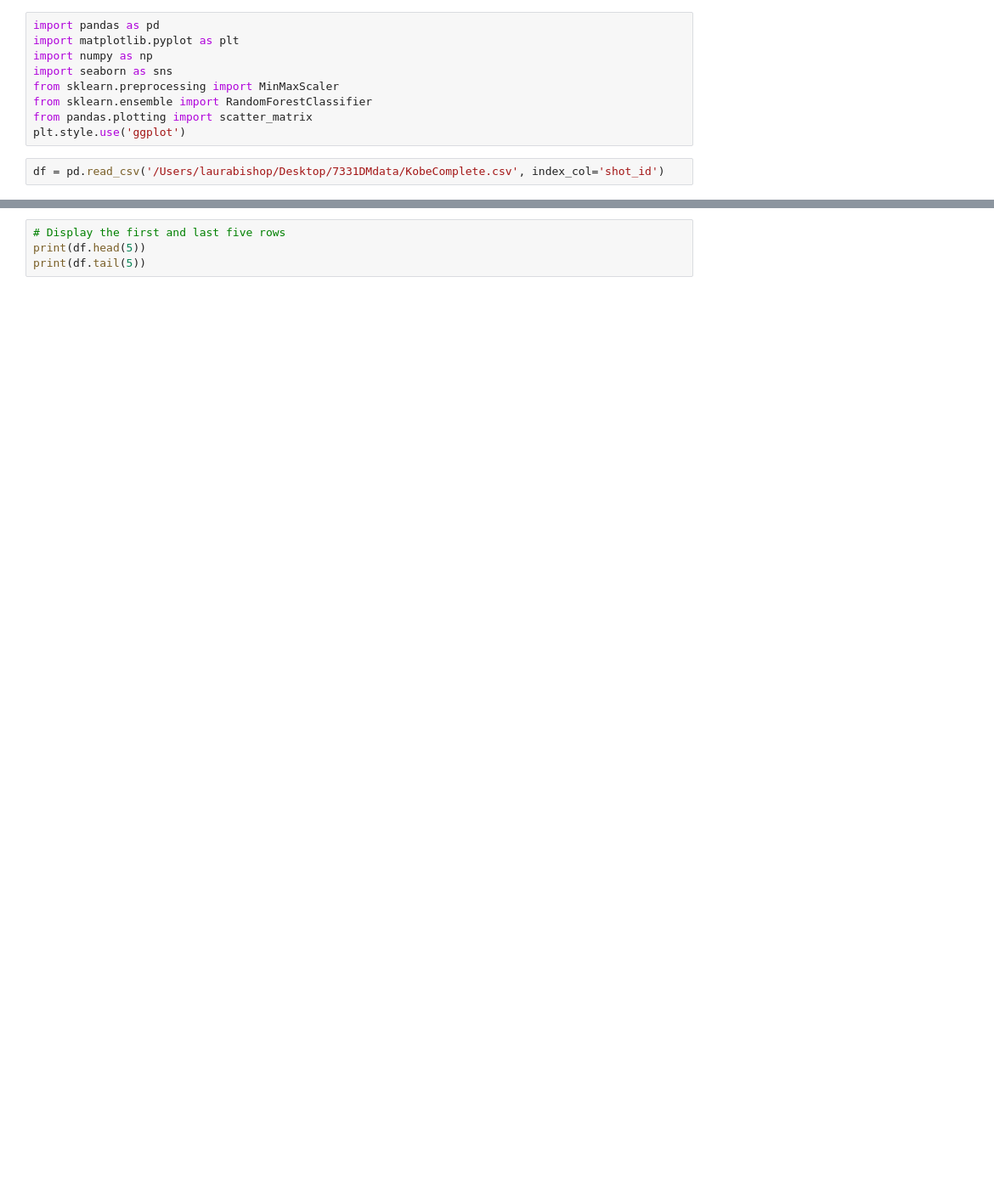
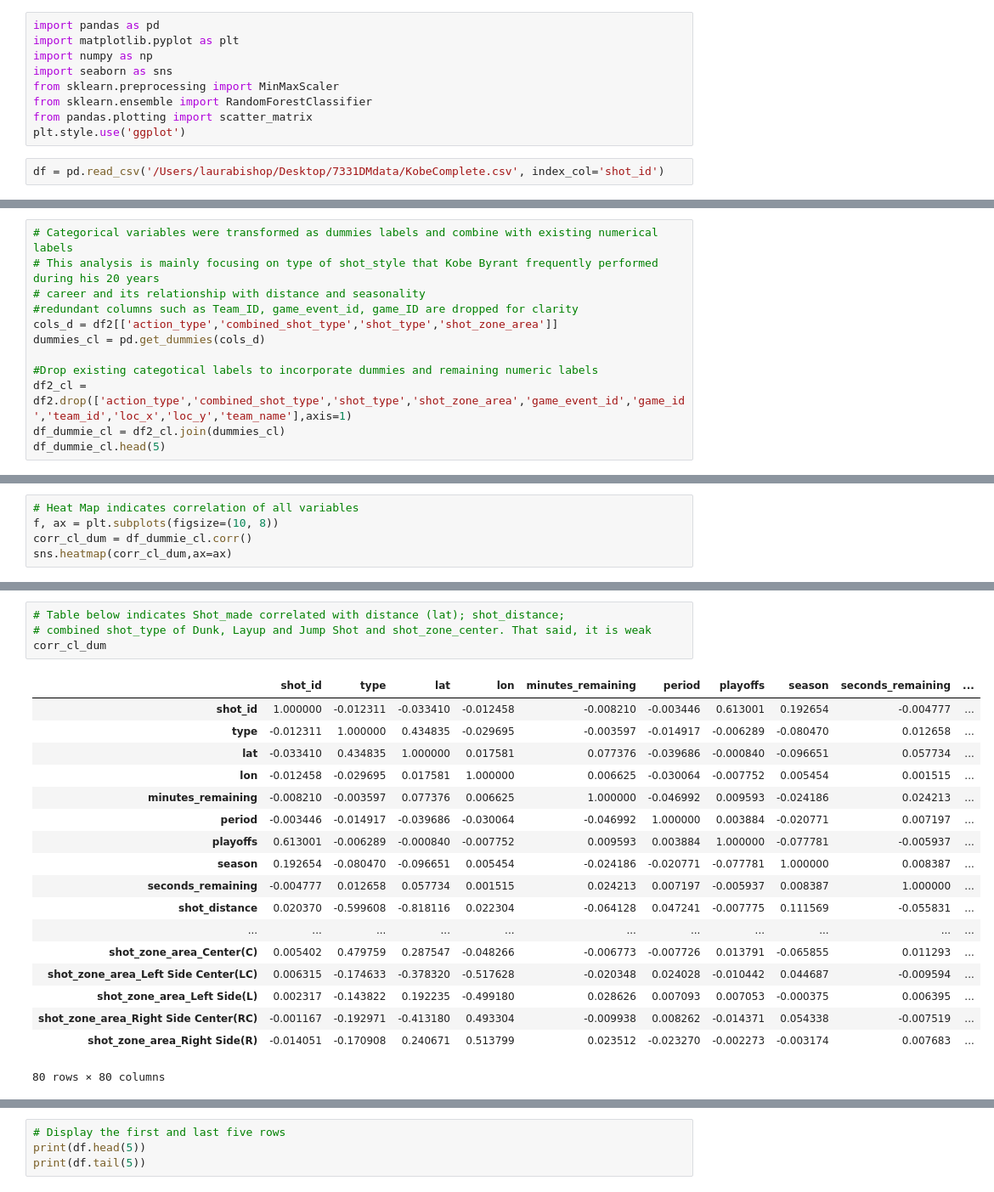
Before and after one commit to AustinLVB/KaggleKobe, a Jupyter notebook: Project1VisualizationLVBISHOP.ipynb, the cells around one changed output, grey strips where cells are left out. Shown at 85% size. Saved outputs shown, nothing was run; the diff lists cells and outputs as text; blank space fills up the shorter version.

```diff
--- a/Project1VisualizationLVBISHOP.ipynb
+++ b/Project1VisualizationLVBISHOP.ipynb
@@ -482,0 +578,12 @@ memory usage: 5.1+ MB
+# %%
+# Categorical variables were transformed as dummies labels and combine with existing numerical labels
+# This analysis is mainly focusing on type of shot_style that Kobe Byrant frequently performed during his 20 years
+# career and its relationship with distance and seasonality
+#redundant columns such as Team_ID, game_event_id, game_ID are dropped for clarity
+cols_d = df2[['action_type','combined_shot_type','shot_type','shot_zone_area']]
+dummies_cl = pd.get_dummies(cols_d)
+
+#Drop existing categotical labels to incorporate dummies and remaining numeric labels
+df2_cl = df2.drop(['action_type','combined_shot_type','shot_type','shot_zone_area','game_event_id','game_id','team_id','loc_x','loc_y','team_name'],axis=1)
+df_dummie_cl = df2_cl.join(dummies_cl)
+df_dummie_cl.head(5)
@@ -482,0 +598,5 @@ memory usage: 5.1+ MB
+# %%
+# Heat Map indicates correlation of all variables
+f, ax = plt.subplots(figsize=(10, 8))
+corr_cl_dum = df_dummie_cl.corr()
+sns.heatmap(corr_cl_dum,ax=ax)
@@ -482,0 +609,23 @@ memory usage: 5.1+ MB
+# %%
+# Table below indicates Shot_made correlated with distance (lat); shot_distance;
+# combined shot_type of Dunk, Layup and Jump Shot and shot_zone_center. That said, it is weak
+corr_cl_dum
+# %% [output]
+|  | shot_id | type | lat | lon | minutes_remaining | period | playoffs | season | seconds_remaining | ... |
+| shot_id | 1.000000 | -0.012311 | -0.033410 | -0.012458 | -0.008210 | -0.003446 | 0.613001 | 0.192654 | -0.004777 | ... |
+| type | -0.012311 | 1.000000 | 0.434835 | -0.029695 | -0.003597 | -0.014917 | -0.006289 | -0.080470 | 0.012658 | ... |
+| lat | -0.033410 | 0.434835 | 1.000000 | 0.017581 | 0.077376 | -0.039686 | -0.000840 | -0.096651 | 0.057734 | ... |
+| lon | -0.012458 | -0.029695 | 0.017581 | 1.000000 | 0.006625 | -0.030064 | -0.007752 | 0.005454 | 0.001515 | ... |
+| minutes_remaining | -0.008210 | -0.003597 | 0.077376 | 0.006625 | 1.000000 | -0.046992 | 0.009593 | -0.024186 | 0.024213 | ... |
+| period | -0.003446 | -0.014917 | -0.039686 | -0.030064 | -0.046992 | 1.000000 | 0.003884 | -0.020771 | 0.007197 | ... |
+| playoffs | 0.613001 | -0.006289 | -0.000840 | -0.007752 | 0.009593 | 0.003884 | 1.000000 | -0.077781 | -0.005937 | ... |
+| season | 0.192654 | -0.080470 | -0.096651 | 0.005454 | -0.024186 | -0.020771 | -0.077781 | 1.000000 | 0.008387 | ... |
+| seconds_remaining | -0.004777 | 0.012658 | 0.057734 | 0.001515 | 0.024213 | 0.007197 | -0.005937 | 0.008387 | 1.000000 | ... |
+| shot_distance | 0.020370 | -0.599608 | -0.818116 | 0.022304 | -0.064128 | 0.047241 | -0.007775 | 0.111569 | -0.055831 | ... |
+| ... | ... | ... | ... | ... | ... | ... | ... | ... | ... | ... |
+| shot_zone_area_Center(C) | 0.005402 | 0.479759 | 0.287547 | -0.048266 | -0.006773 | -0.007726 | 0.013791 | -0.065855 | 0.011293 | ... |
+| shot_zone_area_Left Side Center(LC) | 0.006315 | -0.174633 | -0.378320 | -0.517628 | -0.020348 | 0.024028 | -0.010442 | 0.044687 | -0.009594 | ... |
+| shot_zone_area_Left Side(L) | 0.002317 | -0.143822 | 0.192235 | -0.499180 | 0.028626 | 0.007093 | 0.007053 | -0.000375 | 0.006395 | ... |
+| shot_zone_area_Right Side Center(RC) | -0.001167 | -0.192971 | -0.413180 | 0.493304 | -0.009938 | 0.008262 | -0.014371 | 0.054338 | -0.007519 | ... |
+| shot_zone_area_Right Side(R) | -0.014051 | -0.170908 | 0.240671 | 0.513799 | 0.023512 | -0.023270 | -0.002273 | -0.003174 | 0.007683 | ... |
+80 rows × 80 columns
```
Also changed, not shown: parts of 48 cells of this notebook.
